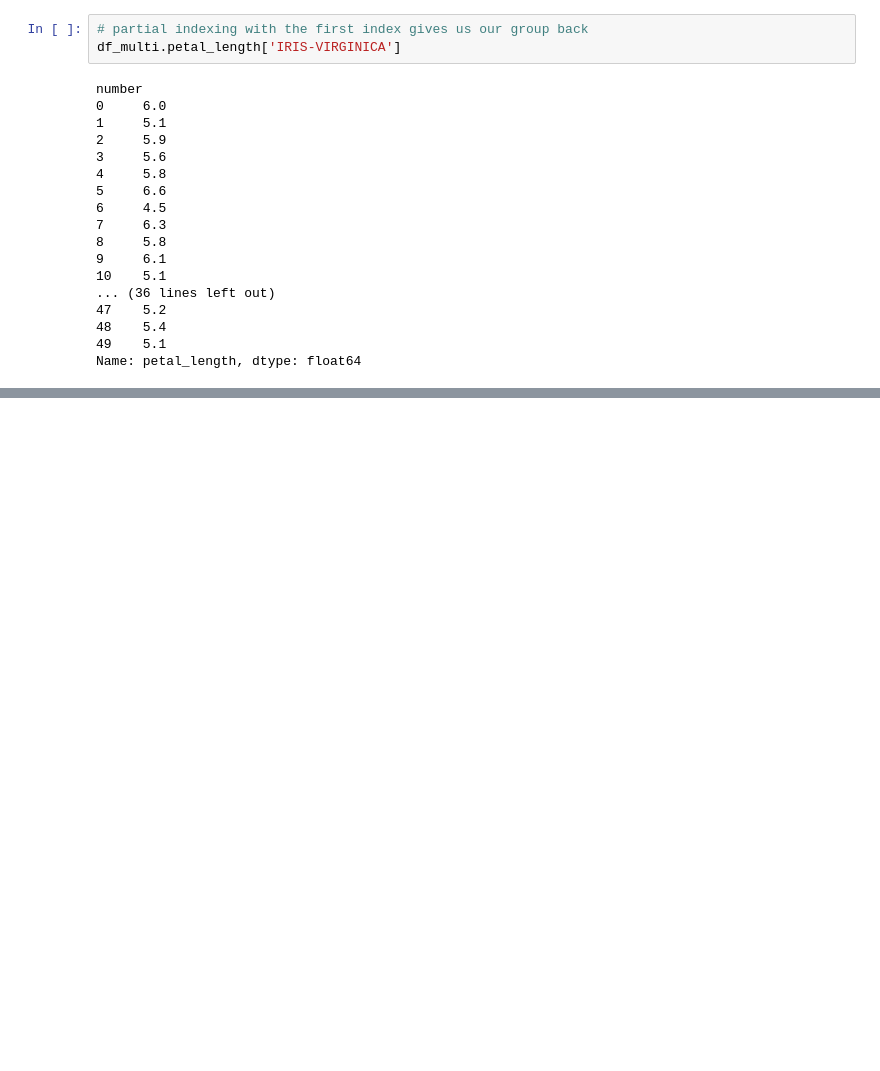
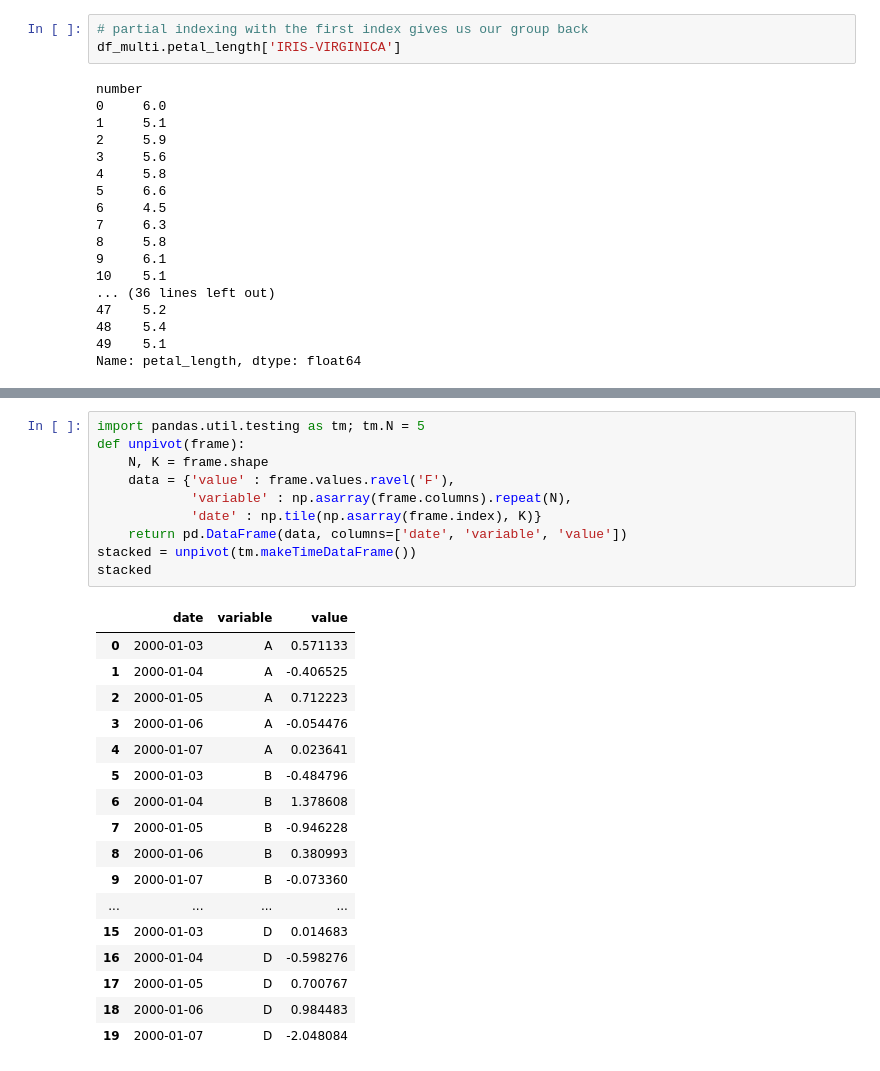
Before and after one commit to bleemsz/thw_intro_pandas, a Jupyter notebook: intro_pandas.ipynb, the cells around one changed output, grey strips where cells are left out. Cells and saved outputs as stored; diff of their text form; blank space fills up the shorter version.

Commit message:
Added pivot table example directly from online documentation.

```diff
--- a/intro_pandas.ipynb
+++ b/intro_pandas.ipynb
@@ -674,0 +687,28 @@ Name: petal_length, dtype: float64
+# %%
+import pandas.util.testing as tm; tm.N = 5
+def unpivot(frame):
+    N, K = frame.shape
+    data = {'value' : frame.values.ravel('F'),
+            'variable' : np.asarray(frame.columns).repeat(N),
+            'date' : np.tile(np.asarray(frame.index), K)}
+    return pd.DataFrame(data, columns=['date', 'variable', 'value'])
+stacked = unpivot(tm.makeTimeDataFrame())
+stacked
+# %% [output]
+|  | date | variable | value |
+| 0 | 2000-01-03 | A | 0.571133 |
+| 1 | 2000-01-04 | A | -0.406525 |
+| 2 | 2000-01-05 | A | 0.712223 |
+| 3 | 2000-01-06 | A | -0.054476 |
+| 4 | 2000-01-07 | A | 0.023641 |
+| 5 | 2000-01-03 | B | -0.484796 |
+| 6 | 2000-01-04 | B | 1.378608 |
+| 7 | 2000-01-05 | B | -0.946228 |
+| 8 | 2000-01-06 | B | 0.380993 |
+| 9 | 2000-01-07 | B | -0.073360 |
+| ... | ... | ... | ... |
+| 15 | 2000-01-03 | D | 0.014683 |
+| 16 | 2000-01-04 | D | -0.598276 |
+| 17 | 2000-01-05 | D | 0.700767 |
+| 18 | 2000-01-06 | D | 0.984483 |
+| 19 | 2000-01-07 | D | -2.048084 |
```
Also changed, not shown: parts of 4 cells of this notebook.
